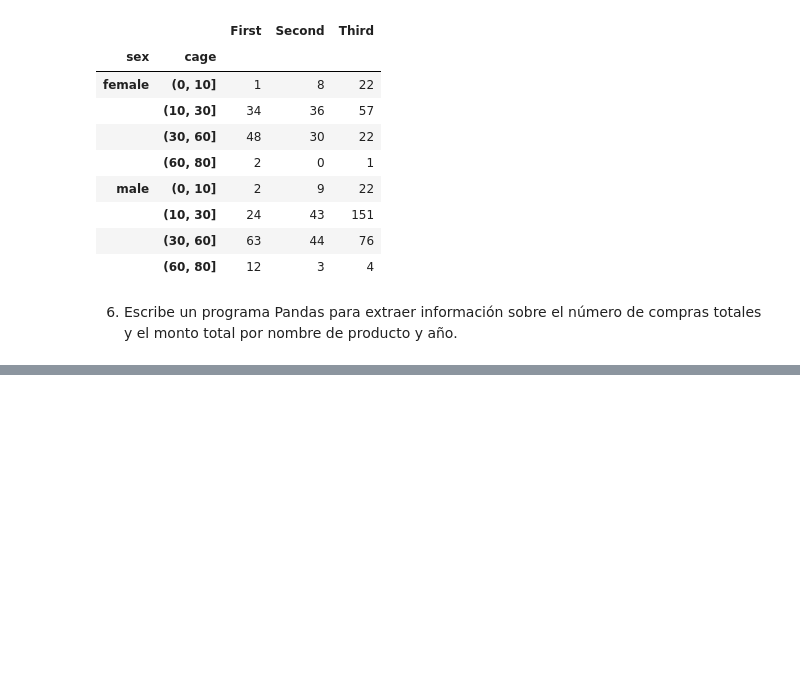
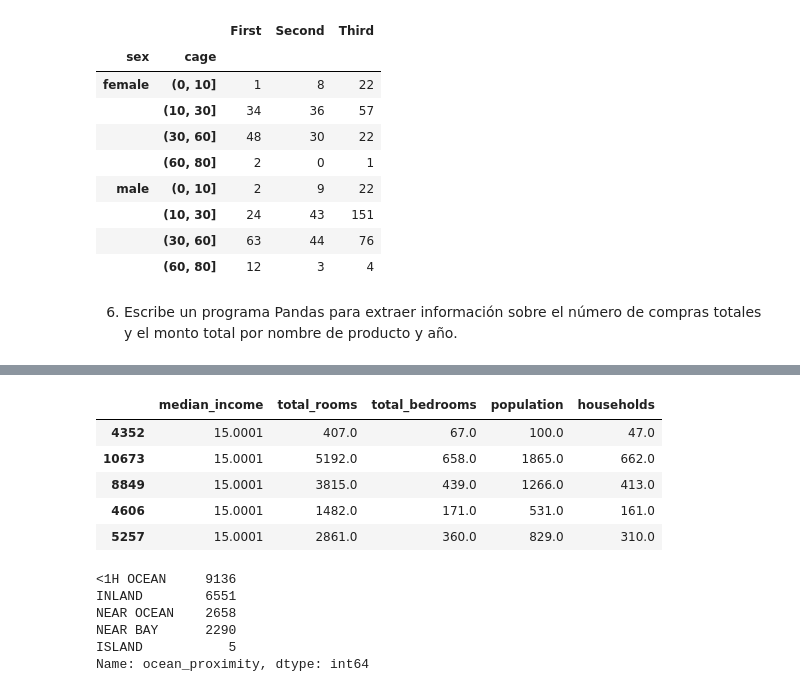
Before and after one commit to JaldaData/PythonJa, a Jupyter notebook: Pandas/Restructurar dataframes.ipynb, the cells around one changed output, grey strips where cells are left out. Drawn from its saved outputs; the diff is of its cells as text; code cells hidden in the pictures; blank space fills up the shorter version.

```diff
--- a/Pandas/Restructurar dataframes.ipynb
+++ b/Pandas/Restructurar dataframes.ipynb
@@ -83,0 +169,18 @@ NameError: name 'pd' is not defined
+# %%
+df.sort_values(by='median_income', ascending=False)[['median_income','total_rooms','total_bedrooms','population','households']].head()
+# %% [output]
+|  | median_income | total_rooms | total_bedrooms | population | households |
+| 4352 | 15.0001 | 407.0 | 67.0 | 100.0 | 47.0 |
+| 10673 | 15.0001 | 5192.0 | 658.0 | 1865.0 | 662.0 |
+| 8849 | 15.0001 | 3815.0 | 439.0 | 1266.0 | 413.0 |
+| 4606 | 15.0001 | 1482.0 | 171.0 | 531.0 | 161.0 |
+| 5257 | 15.0001 | 2861.0 | 360.0 | 829.0 | 310.0 |
+# %%
+df['ocean_proximity'].value_counts()
+# %% [output]
+<1H OCEAN     9136
+INLAND        6551
+NEAR OCEAN    2658
+NEAR BAY      2290
+ISLAND           5
+Name: ocean_proximity, dtype: int64
```
Also changed, not shown: parts of 12 cells of this notebook, 2 other files.
